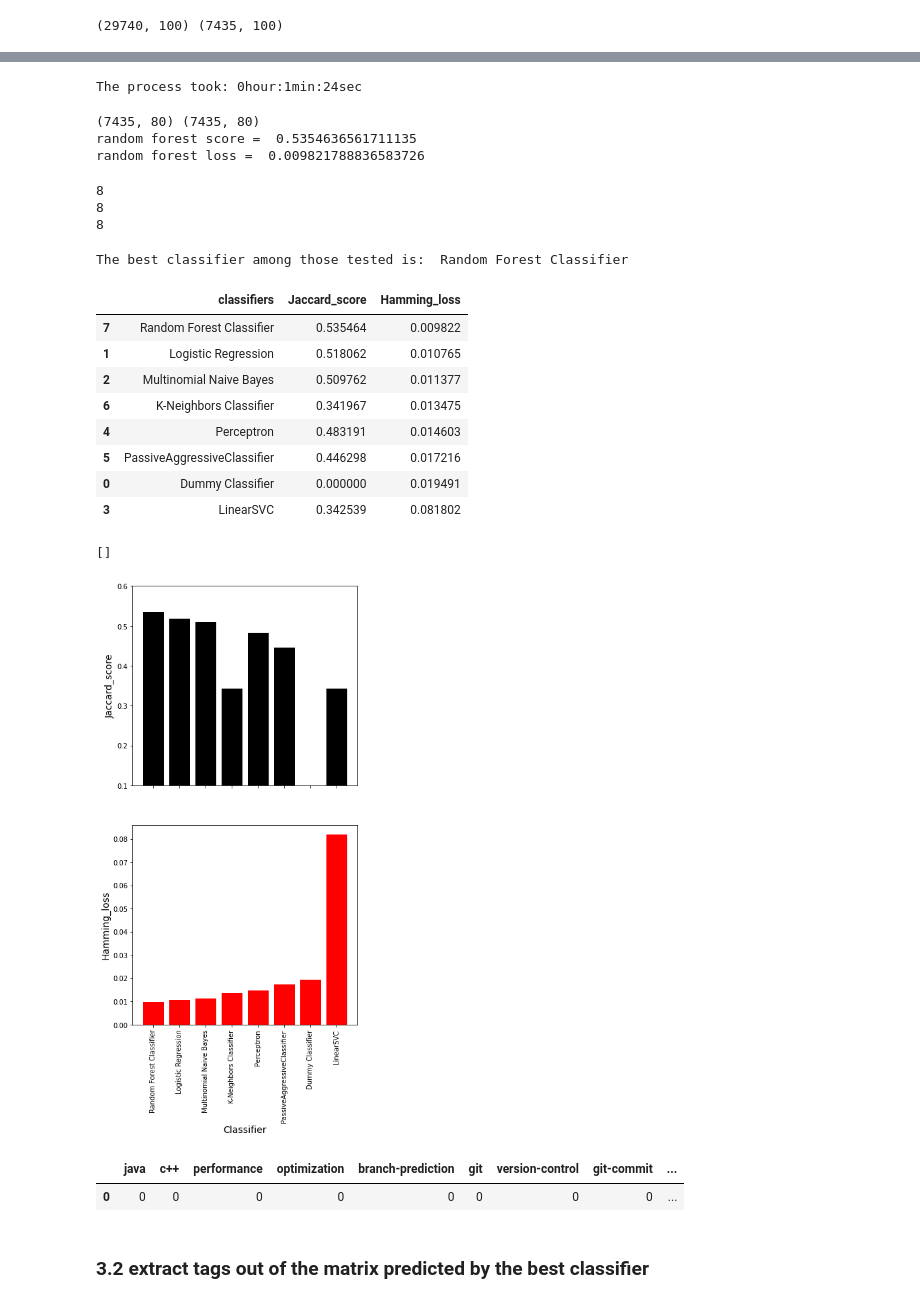
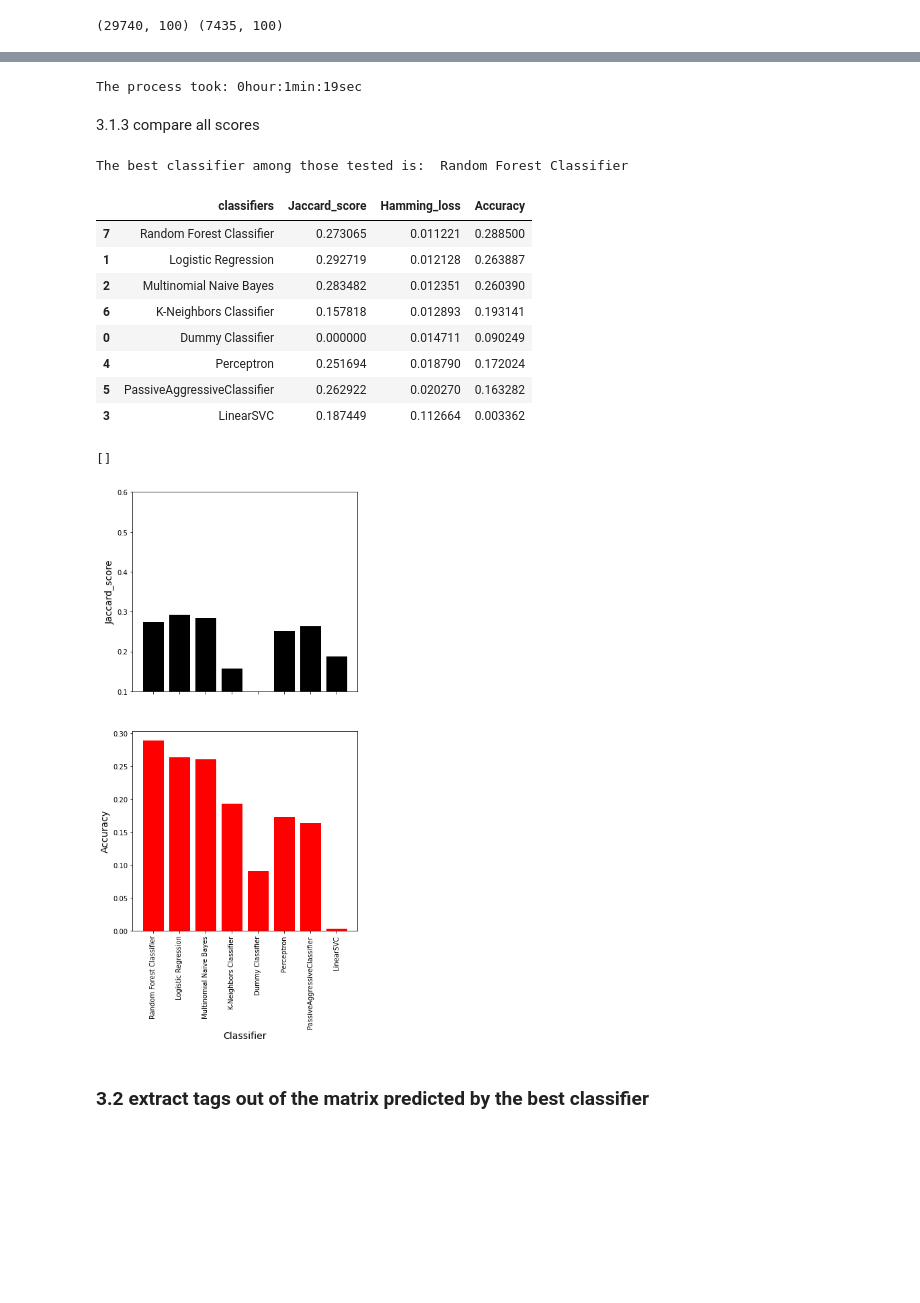
Before and after one commit to opsabarsec/NLP-automatic-tagging-stackoverflow-posts, a Jupyter notebook: notebooks/Stackoverflowtags-Part2.ipynb, the cells around one changed output, grey strips where cells are left out. Cells and saved outputs as stored; diff of their text form; code cells hidden in the pictures; blank space fills up the shorter version.

```diff
--- a/notebooks/Stackoverflowtags-Part2.ipynb
+++ b/notebooks/Stackoverflowtags-Part2.ipynb
@@ -687,5 +693,6 @@ y_pred_KNN = knn_clf.predict(X_tfidf_test)
 time_elapsed()
 classifiers_jaccard_scores.append(jaccard_score(y_test_bin, y_pred_KNN, average='weighted'))
 classifiers_hamming_losses.append((hamming_loss(y_pred_KNN, y_test_bin)))
+classifiers_accuracy_scores.append(accuracy_score(y_test_bin, y_pred_KNN))
 classifiers_list.append('KNN')
 # %% [output]
@@ -703,8 +702,9 @@ Run Random Forest Classifier
 # %%
 process_time_starts()
-rf = RandomForestClassifier(max_depth=None, random_state=42, n_jobs = -1, n_estimators=100)#, bootstrap = False, max_depth= None, max_features= 56, min_samples_split= 11, n_estimators= 100)
+rf = RandomForestClassifier(max_depth=35000, random_state=42, n_jobs = -1, n_estimators=80)#, parameters optimized to balance consumption and accuracy
 rf_clf = rf.fit(X_tfidf_train, y_train_bin)
-
+# apply the trained random forest model
+y_pred_RF = rf_clf.predict(X_tfidf_test)
 time_elapsed()
 # %% [output]
-The process took: 0hour:1min:24sec
+The process took: 0hour:1min:19sec
@@ -714,66 +711,50 @@ y_pred_RF = rf_clf.predict(X_tfidf_test)
-# %%
-print(y_pred_RF.shape, y_test_bin.shape)
-print('random forest score = ', jaccard_score(y_test_bin, y_pred_RF, average='weighted'))
-print('random forest loss = ', hamming_loss(y_pred_RF, y_test_bin))
-# %% [output]
-(7435, 80) (7435, 80)
-random forest score =  0.5354636561711135
-random forest loss =  0.009821788836583726
 # %%
 classifiers_jaccard_scores.append(jaccard_score(y_test_bin, y_pred_RF, average='weighted'))
 classifiers_hamming_losses.append((hamming_loss(y_pred_RF, y_test_bin)))
+classifiers_accuracy_scores.append(accuracy_score(y_test_bin, y_pred_RF))
+classifiers_list.append('Random Forest')
-# %%
-print(len(classifiers_list))
-print(len(classifiers_jaccard_scores))
-print(len(classifiers_hamming_losses))
-# %% [output]
-8
-8
-8
+# %% [markdown]
+3.1.3 compare all scores
 # %%
+
 classifiers_list =['Dummy Classifier', 'Logistic Regression', 'Multinomial Naive Bayes', 'LinearSVC','Perceptron', 'PassiveAggressiveClassifier', 'K-Neighbors Classifier', "Random Forest Classifier"]
+
 df_clf = pd.DataFrame(classifiers_list, columns = ['classifiers'])
 df_clf['Jaccard_score'] = classifiers_jaccard_scores
 df_clf['Hamming_loss'] = classifiers_hamming_losses
+df_clf['Accuracy'] = classifiers_accuracy_scores
 df_clf = df_clf.sort_values(by=['Hamming_loss'])
-best_classifier = df_clf.iloc[df_clf['Jaccard_score'].argmax(), 0]
+best_classifier = df_clf.iloc[df_clf['Accuracy'].argmax(), 0]
 print('The best classifier among those tested is: ',best_classifier)
 df_clf
 # %% [output]
 The best classifier among those tested is:  Random Forest Classifier
-|  | classifiers | Jaccard_score | Hamming_loss |
-| 7 | Random Forest Classifier | 0.535464 | 0.009822 |
-| 1 | Logistic Regression | 0.518062 | 0.010765 |
-| 2 | Multinomial Naive Bayes | 0.509762 | 0.011377 |
-| 6 | K-Neighbors Classifier | 0.341967 | 0.013475 |
-| 4 | Perceptron | 0.483191 | 0.014603 |
-| 5 | PassiveAggressiveClassifier | 0.446298 | 0.017216 |
-| 0 | Dummy Classifier | 0.000000 | 0.019491 |
-| 3 | LinearSVC | 0.342539 | 0.081802 |
+|  | classifiers | Jaccard_score | Hamming_loss | Accuracy |
+| 7 | Random Forest Classifier | 0.273065 | 0.011221 | 0.288500 |
+| 1 | Logistic Regression | 0.292719 | 0.012128 | 0.263887 |
+| 2 | Multinomial Naive Bayes | 0.283482 | 0.012351 | 0.260390 |
+| 6 | K-Neighbors Classifier | 0.157818 | 0.012893 | 0.193141 |
+| 0 | Dummy Classifier | 0.000000 | 0.014711 | 0.090249 |
+| 4 | Perceptron | 0.251694 | 0.018790 | 0.172024 |
+| 5 | PassiveAggressiveClassifier | 0.262922 | 0.020270 | 0.163282 |
+| 3 | LinearSVC | 0.187449 | 0.112664 | 0.003362 |
 # %%
 plt.figure(figsize=(6, 12))
 plt.subplot(211)
 plt.bar(df_clf['classifiers'],df_clf['Jaccard_score'], color = 'k')
 plt.ylabel('Jaccard_score',fontsize = 14)
 plt.ylim((0.1, 0.6))   # set the ylim to bottom, top
 plt.xticks(df_clf['classifiers']," ")
 
 plt.subplot(212)
-plt.bar(df_clf['classifiers'],df_clf['Hamming_loss'], color = 'r')
-plt.ylabel('Hamming_loss',fontsize = 14)
+plt.bar(df_clf['classifiers'],df_clf['Accuracy'], color = 'r')
+plt.ylabel('Accuracy',fontsize = 14)
 #plt.ylim((0.1, 0.3))
 plt.xlabel('Classifier', fontsize = 14)
 plt.xticks(rotation=90)
 plt.plot()
 # %% [output]
 []
-[figure, old version]
+[figure, new version]
-# %%
-#print (one_hot.inverse_transform(y_pred_RF))
-y_pred_rf_matrix = pd.DataFrame(y_pred_RF, columns=y_test_bin.columns)
-y_pred_rf_matrix [:1]
-# %% [output]
-|  | java | c++ | performance | optimization | branch-prediction | git | version-control | git-commit | ... |
-| 0 | 0 | 0 | 0 | 0 | 0 | 0 | 0 | 0 | ... |
 # %% [markdown]
 ### 3.2 extract tags out of the matrix predicted by the best classifier
```
Also changed, not shown: parts of 55 cells of this notebook, 1 other file.
